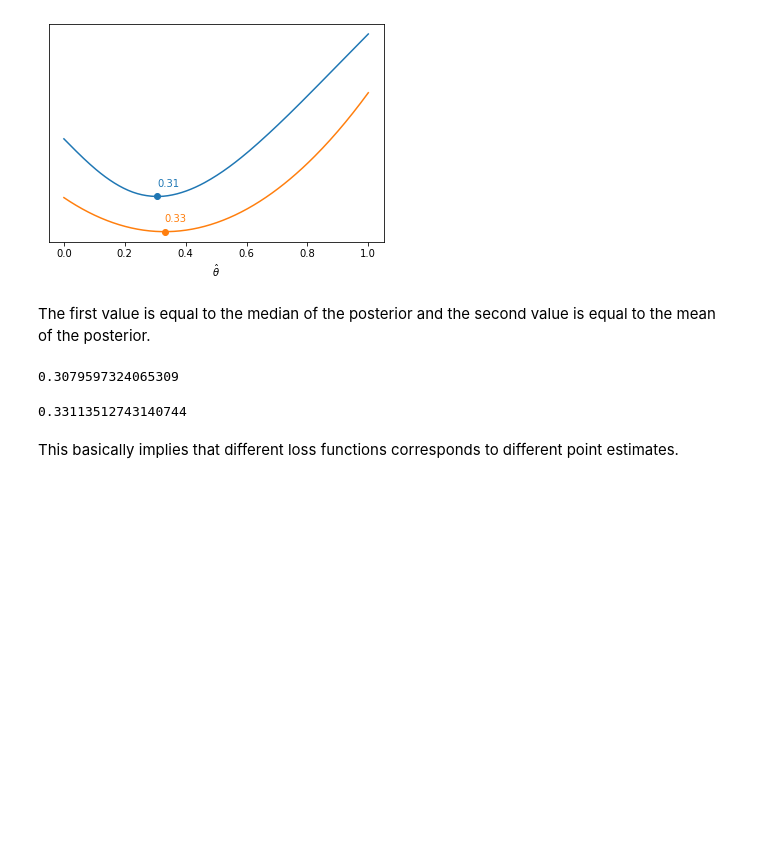
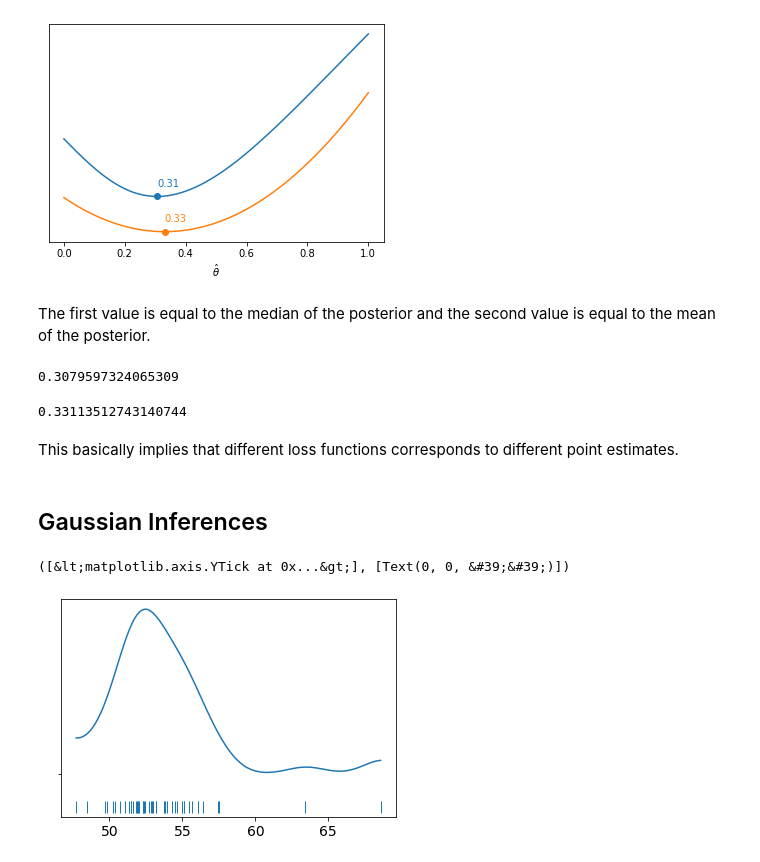
Before and after one commit to nathdipankar/Bayesian-Statistics, a Jupyter notebook: Chapter1/bayesian_introduction.ipynb, the cells around one changed output. Drawn from its saved outputs; the diff is of its cells as text; code cells hidden in the pictures; blank space fills up the shorter version.

```diff
--- a/Chapter1/bayesian_introduction.ipynb
+++ b/Chapter1/bayesian_introduction.ipynb
@@ -205,3 +205,12 @@ np.mean(θ_pos)
 0.33113512743140744
 # %% [markdown]
 This basically implies that different loss functions corresponds to different point estimates.
+# %% [markdown]
+## Gaussian Inferences
+# %%
+data = np.loadtxt('../data/chemical_shifts.csv')
+az.plot_kde(data, rug=True)
+plt.yticks([0], alpha=0)
+# %% [output]
+([&lt;matplotlib.axis.YTick at 0x...&gt;], [Text(0, 0, &#39;&#39;)])
+[figure, added]
```
Also changed, not shown: parts of 27 cells of this notebook.
